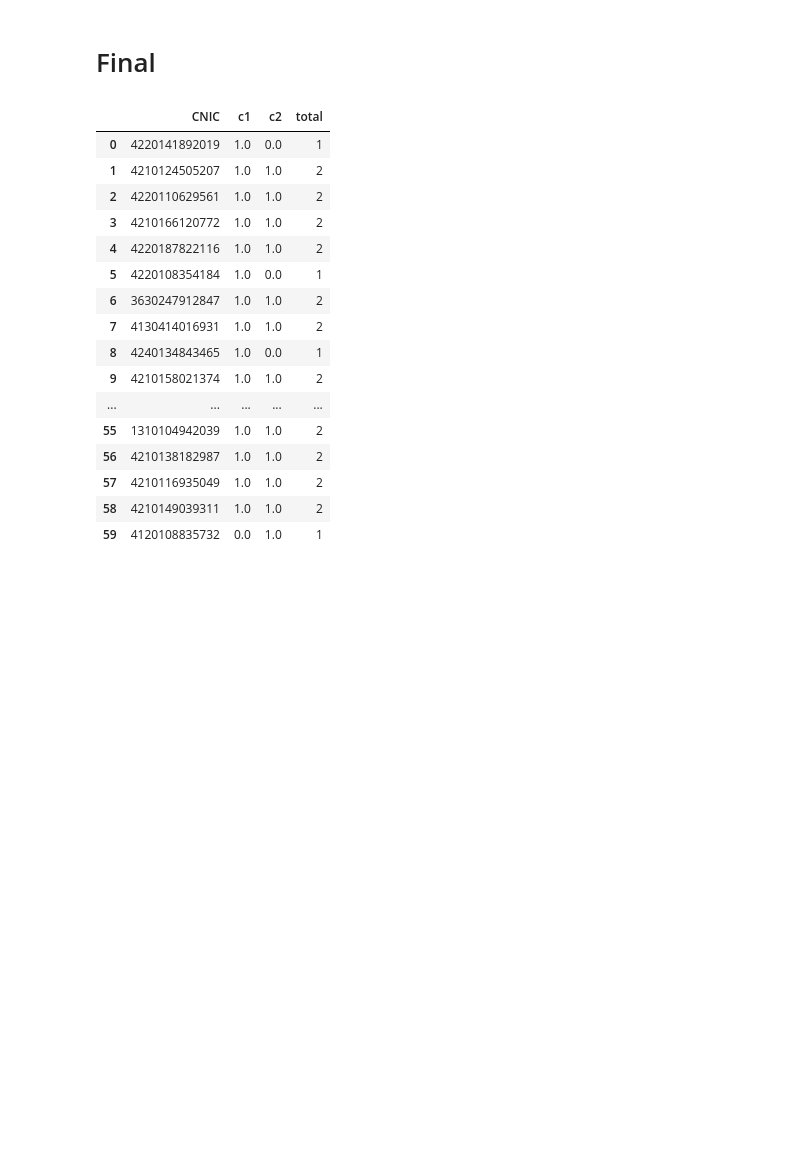
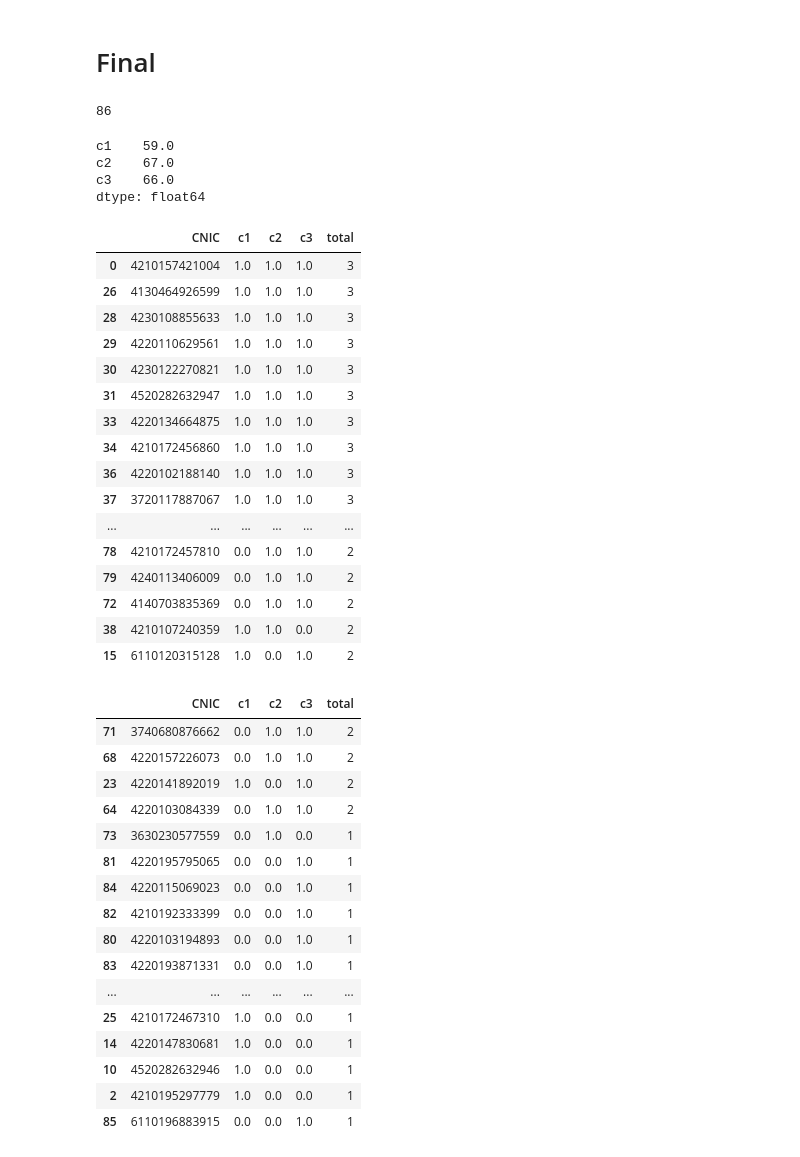
Before and after one commit to EnggQasim/NED-batch4-Python, a Jupyter notebook: attendance.ipynb, the cells around one changed output. Cells and saved outputs as stored; diff of their text form; code cells hidden in the pictures; blank space fills up the shorter version.

```diff
--- a/attendance.ipynb
+++ b/attendance.ipynb
@@ -366,30 +622,56 @@ df2.head()
 # %% [markdown]
 # Final
 # %%
-df = df1.merge(df2,on='CNIC', how='outer').fillna(0)
+df = df1.merge(df2,on='CNIC', how='outer').fillna(0).merge(
+    df3, on="CNIC",how="outer"
+).fillna(0)
 
 df['total'] = df.iloc[:,1:].astype(int).sum(axis=1)
 df.sort_values(by="total", inplace=True, ascending=False)
-
-df.head(60)
+print(len(df))
+display(df.iloc[:,1:-1].sum(axis=0))
+display(df.head(60))
+display(df.iloc[60:,:])
 # %% [output]
+86
+c1    59.0
+c2    67.0
+c3    66.0
+dtype: float64
-|  | CNIC | c1 | c2 | total |
-| 0 | 4220141892019 | 1.0 | 0.0 | 1 |
-| 1 | 4210124505207 | 1.0 | 1.0 | 2 |
-| 2 | 4220110629561 | 1.0 | 1.0 | 2 |
-| 3 | 4210166120772 | 1.0 | 1.0 | 2 |
-| 4 | 4220187822116 | 1.0 | 1.0 | 2 |
-| 5 | 4220108354184 | 1.0 | 0.0 | 1 |
-| 6 | 3630247912847 | 1.0 | 1.0 | 2 |
-| 7 | 4130414016931 | 1.0 | 1.0 | 2 |
-| 8 | 4240134843465 | 1.0 | 0.0 | 1 |
-| 9 | 4210158021374 | 1.0 | 1.0 | 2 |
-| ... | ... | ... | ... | ... |
-| 55 | 1310104942039 | 1.0 | 1.0 | 2 |
-| 56 | 4210138182987 | 1.0 | 1.0 | 2 |
-| 57 | 4210116935049 | 1.0 | 1.0 | 2 |
-| 58 | 4210149039311 | 1.0 | 1.0 | 2 |
-| 59 | 4120108835732 | 0.0 | 1.0 | 1 |
+|  | CNIC | c1 | c2 | c3 | total |
+| 0 | 4210157421004 | 1.0 | 1.0 | 1.0 | 3 |
+| 26 | 4130464926599 | 1.0 | 1.0 | 1.0 | 3 |
+| 28 | 4230108855633 | 1.0 | 1.0 | 1.0 | 3 |
+| 29 | 4220110629561 | 1.0 | 1.0 | 1.0 | 3 |
+| 30 | 4230122270821 | 1.0 | 1.0 | 1.0 | 3 |
+| 31 | 4520282632947 | 1.0 | 1.0 | 1.0 | 3 |
+| 33 | 4220134664875 | 1.0 | 1.0 | 1.0 | 3 |
+| 34 | 4210172456860 | 1.0 | 1.0 | 1.0 | 3 |
+| 36 | 4220102188140 | 1.0 | 1.0 | 1.0 | 3 |
+| 37 | 3720117887067 | 1.0 | 1.0 | 1.0 | 3 |
+| ... | ... | ... | ... | ... | ... |
+| 78 | 4210172457810 | 0.0 | 1.0 | 1.0 | 2 |
+| 79 | 4240113406009 | 0.0 | 1.0 | 1.0 | 2 |
+| 72 | 4140703835369 | 0.0 | 1.0 | 1.0 | 2 |
+| 38 | 4210107240359 | 1.0 | 1.0 | 0.0 | 2 |
+| 15 | 6110120315128 | 1.0 | 0.0 | 1.0 | 2 |
+|  | CNIC | c1 | c2 | c3 | total |
+| 71 | 3740680876662 | 0.0 | 1.0 | 1.0 | 2 |
+| 68 | 4220157226073 | 0.0 | 1.0 | 1.0 | 2 |
+| 23 | 4220141892019 | 1.0 | 0.0 | 1.0 | 2 |
+| 64 | 4220103084339 | 0.0 | 1.0 | 1.0 | 2 |
+| 73 | 3630230577559 | 0.0 | 1.0 | 0.0 | 1 |
+| 81 | 4220195795065 | 0.0 | 0.0 | 1.0 | 1 |
+| 84 | 4220115069023 | 0.0 | 0.0 | 1.0 | 1 |
+| 82 | 4210192333399 | 0.0 | 0.0 | 1.0 | 1 |
+| 80 | 4220103194893 | 0.0 | 0.0 | 1.0 | 1 |
+| 83 | 4220193871331 | 0.0 | 0.0 | 1.0 | 1 |
+| ... | ... | ... | ... | ... | ... |
+| 25 | 4210172467310 | 1.0 | 0.0 | 0.0 | 1 |
+| 14 | 4220147830681 | 1.0 | 0.0 | 0.0 | 1 |
+| 10 | 4520282632946 | 1.0 | 0.0 | 0.0 | 1 |
+| 2 | 4210195297779 | 1.0 | 0.0 | 0.0 | 1 |
+| 85 | 6110196883915 | 0.0 | 0.0 | 1.0 | 1 |
 # %%
 function abc(a,b){ a + b}
 
```
Also changed, not shown: parts of 3 cells of this notebook, 1 other file.
